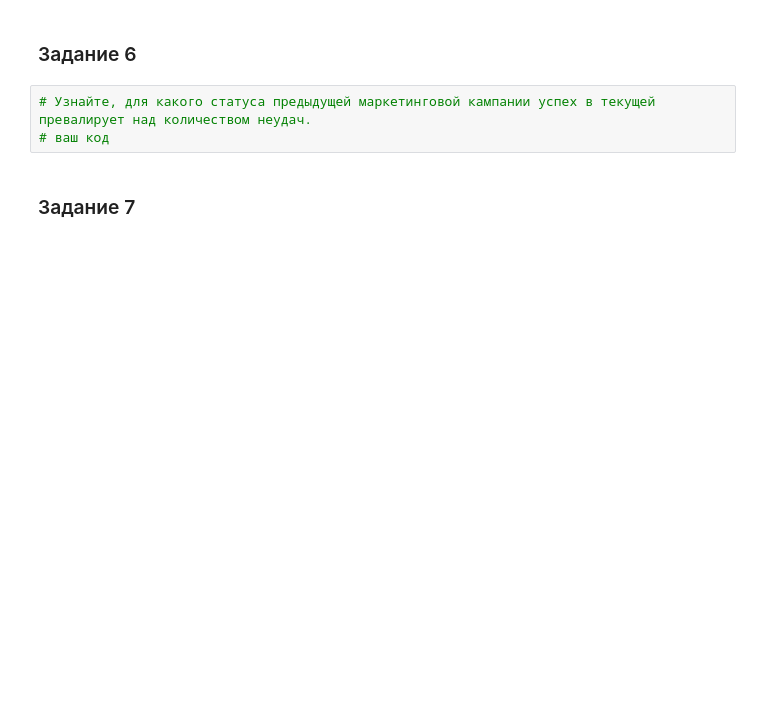
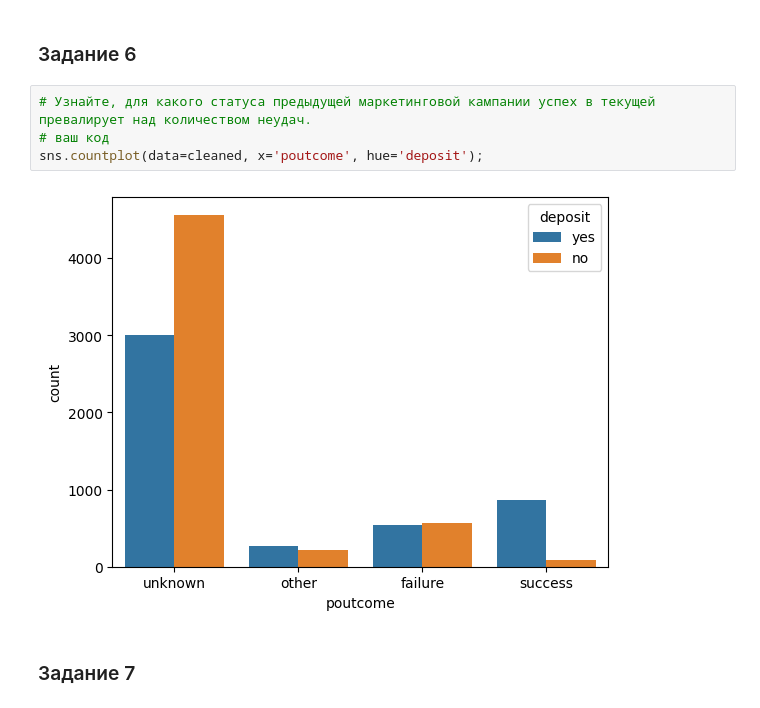
Before and after one commit to AntonYurkovskiy/Project_4_ML_BankDeposits, a Jupyter notebook: Project_4_ML.ipynb, the cells around one changed output. Drawn from its saved outputs; the diff is of its cells as text; blank space fills up the shorter version.

```diff
--- a/Project_4_ML.ipynb
+++ b/Project_4_ML.ipynb
@@ -176,6 +233,9 @@ print(f'Нижняя граница: {upper_bound}')
 # %%
 # Узнайте, для какого статуса предыдущей маркетинговой кампании успех в текущей превалирует над количеством неудач.
 # ваш код
+sns.countplot(data=cleaned, x='poutcome', hue='deposit');
+# %% [output]
+[figure, added]
 # %% [markdown]
 ### Задание 7
 # %%
```
Also changed, not shown: parts of 14 cells of this notebook.
